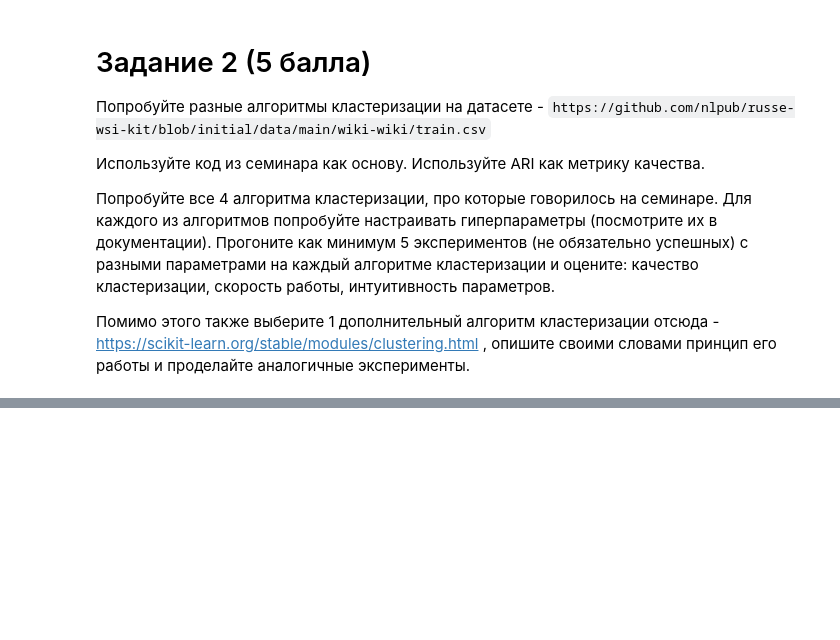
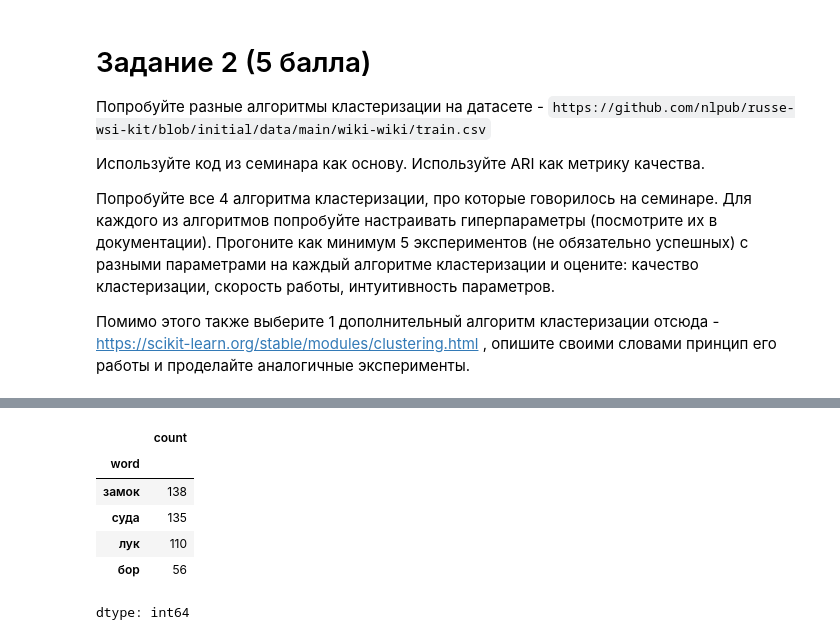
Before and after one commit to liminovna/HSE_NLP_ASSIGNMENTS, a Jupyter notebook: 03_homework.ipynb, the cells around one changed output, grey strips where cells are left out. Saved outputs shown, nothing was run; the diff lists cells and outputs as text; code cells hidden in the pictures; blank space fills up the shorter version.

```diff
--- a/03_homework.ipynb
+++ b/03_homework.ipynb
@@ -342,0 +323,10 @@ for w in
+# %%
+df['word'].value_counts()
+# %% [output]
+|  | count |
+| word |  |
+| замок | 138 |
+| суда | 135 |
+| лук | 110 |
+| бор | 56 |
+dtype: int64
```
Also changed, not shown: parts of 42 cells of this notebook.
